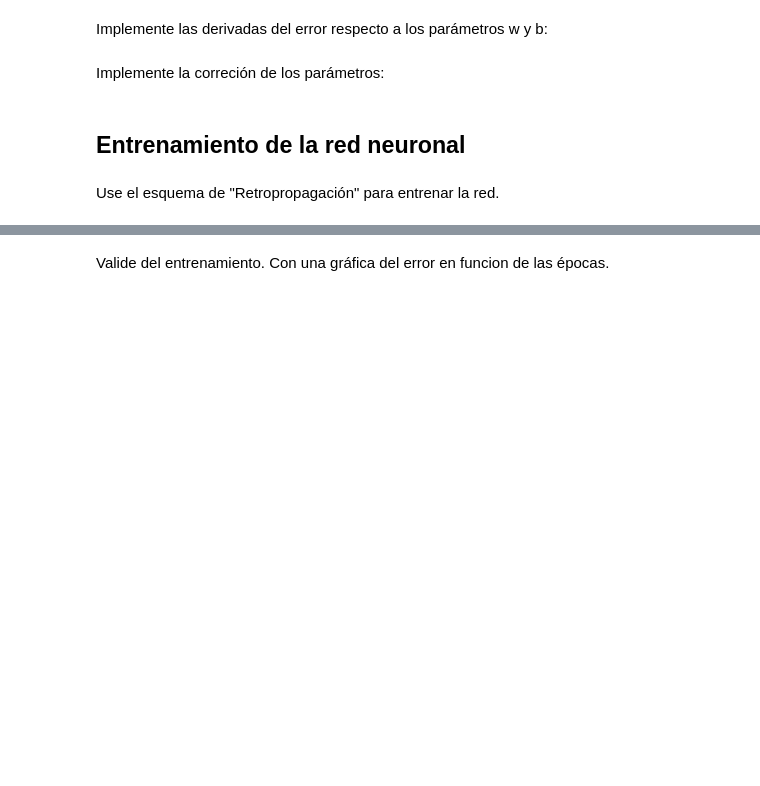
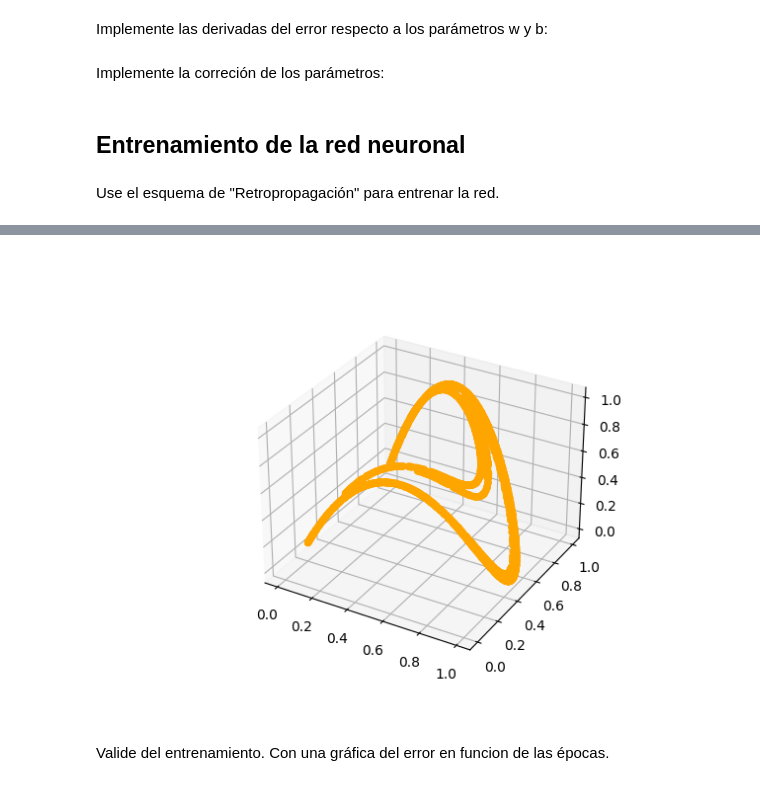
Before and after one commit to AndyMine12/practicasIA, a Jupyter notebook: Proyecto 1 - Forero Madera.ipynb, the cells around one changed output, grey strips where cells are left out. Drawn from its saved outputs; the diff is of its cells as text; code cells hidden in the pictures; blank space fills up the shorter version.

```diff
--- a/Proyecto 1 - Forero Madera.ipynb
+++ b/Proyecto 1 - Forero Madera.ipynb
@@ -73,26 +133,26 @@ Implemente las derivadas del error respecto a los parámetros w y b:
 # %%
 #Returns list as follows: w11, w12, w21, w22, w31, w32, b1, b2, b3
 #To-do make derivative of activation an injectable parameter instead of fixed
-def get_derivatives(X:tuple[float, float], y:float, y_pred:float, Z:tuple[float,float,float], A:tuple[float,float]) -> list[float]:
+def get_derivatives(X:tuple[float, float], y:float, y_pred:float, Z:tuple[float,float,float], A:tuple[float,float], deriv_activation_func: Callable[[float], float]) -> list[float]:
   global w1, w2, w3, b1, b2, b3
   dE_w31 = (-1)*(y - y_pred)*(y_pred)*(1 - y_pred)*A[0]
   dE_w32 = (-1)*(y - y_pred)*(y_pred)*(1 - y_pred)*A[1]
   dE_b3 = (-1)*(y - y_pred)*(y_pred)*(1 - y_pred)*1
-  dE_w21 = ( (-1)*(y - y_pred)*(y_pred)*(1 - y_pred) ) * (w3[1]) * dsigmoid(Z[1]) * X[0]
-  dE_w22 = ( (-1)*(y - y_pred)*(y_pred)*(1 - y_pred) ) * (w3[1]) * dsigmoid(Z[1]) * X[1]
-  dE_b2 = ( (-1)*(y - y_pred)*(y_pred)*(1 - y_pred) ) * (w3[1]) * dsigmoid(Z[1]) * 1
-  dE_w11 = ( (-1)*(y - y_pred)*(y_pred)*(1 - y_pred) ) * (w3[0]) * dsigmoid(Z[0]) * X[0]
-  dE_w12 = ( (-1)*(y - y_pred)*(y_pred)*(1 - y_pred) ) * (w3[0]) * dsigmoid(Z[0]) * X[1]
-  dE_b1 = ( (-1)*(y - y_pred)*(y_pred)*(1 - y_pred) ) * (w3[0]) * dsigmoid(Z[0]) * 1
+  dE_w21 = ( (-1)*(y - y_pred)*(y_pred)*(1 - y_pred) ) * (w3[1]) * deriv_activation_func(Z[1]) * X[0]
+  dE_w22 = ( (-1)*(y - y_pred)*(y_pred)*(1 - y_pred) ) * (w3[1]) * deriv_activation_func(Z[1]) * X[1]
+  dE_b2 = ( (-1)*(y - y_pred)*(y_pred)*(1 - y_pred) ) * (w3[1]) * deriv_activation_func(Z[1]) * 1
+  dE_w11 = ( (-1)*(y - y_pred)*(y_pred)*(1 - y_pred) ) * (w3[0]) * deriv_activation_func(Z[0]) * X[0]
+  dE_w12 = ( (-1)*(y - y_pred)*(y_pred)*(1 - y_pred) ) * (w3[0]) * deriv_activation_func(Z[0]) * X[1]
+  dE_b1 = ( (-1)*(y - y_pred)*(y_pred)*(1 - y_pred) ) * (w3[0]) * deriv_activation_func(Z[0]) * 1
   result = [dE_w11, dE_w12, dE_w21, dE_w22, dE_w31, dE_w32, dE_b1, dE_b2, dE_b3]
   return result
 # %% [markdown]
 Implemente la correción de los parámetros:
 # %%
 #NOTE. This will modify global weights and biases according to last forward pass
-def backward_pass(error:float, learn_rate:float, input:list[float], y:float, y_pred:float, Z:tuple[float,float,float], A:tuple[float,float]):
+def backward_pass(error:float, learn_rate:float, input:list[float], y:float, y_pred:float, Z:tuple[float,float,float], A:tuple[float,float], deriv_activation_func: Callable[[float], float]):
   global w1, w2, w3, b1, b2, b3
-  derivatives = get_derivatives(tuple(input), y, y_pred, Z, A)
+  derivatives = get_derivatives(tuple(input), y, y_pred, Z, A, deriv_activation_func)
   w1 = (w1[0] - learn_rate * derivatives[0], w1[1] - learn_rate * derivatives[1])
   w2 = (w2[0] - learn_rate * derivatives[2], w2[1] - learn_rate * derivatives[3])
   w3 = (w3[0] - learn_rate * derivatives[4], w3[1] - learn_rate * derivatives[5])
@@ -107,0 +166,81 @@ Use el esquema de "Retropropagación" para entrenar la red.
+# %%
+# Implementación de la retropropagación
+# Trains model through feedforward and backward pass of training data given. Returns (index, error) per epoch
+def train_model(train_data:list[tuple[tuple[float,float],float]], learn_rate:float, tolerance:float = np.power(10.0,-5), activation_func: Callable[[float], float] = sigmoid, deriv_activation_func: Callable[[float], float] = dsigmoid):
+  global w1, w2, w3, b1, b2, b3
+  error:float = 9999 #Initialize error with very big value
+  index:int = 1
+
+  #Train
+  while error > tolerance:
+    errorSum = 0
+    for item in train_data:
+      #Feedforward
+      result1 = forward_step(list(item[0]), list(w1), b1, sigmoid)
+      result2 = forward_step(list(item[0]), list(w2), b2, sigmoid)
+      result3 = forward_step([result1[0], result2[0]], list(w3), b3, sigmoid)
+      #Get partial error
+      errorPartial = np.power(result3[0] - item[1], 2) #Error determined as (y_hat - y)^2
+      errorSum += errorPartial
+      #Backpropagation. This will MODIFY GLOBAL variables
+      backward_pass(errorPartial, learn_rate, list(item[0]), item[1], result3[0], (result1[1], result2[1], result3[1]), (result1[0], result2[0]), dsigmoid)
+    error = errorSum / len(train_data)
+    yield (index, error)
+    index += 1
+
+# Print status data
+def partial_printer(step_size:int):
+  acc = 0
+  big_acc = 1
+  while True:
+    acc += 1
+    if (acc == step_size):
+      print(f"Step {acc * big_acc} reached successfully")
+      acc = 0
+      big_acc += 1
+    yield
+
+# Scale data
+#Scale data
+data = []
+tag = []
+for item in train_data:
+  data.append(item[0])
+  tag.append(item[1])
+min_data_x = min([item[0] for item in data])
+min_data_y = min([item[1] for item in data])
+min_tag = min(tag)
+data = [(item[0] - min_data_x, item[1] - min_data_y) for item in data]
+tag = [item - min_tag for item in tag]
+max_data_x = max([item[0] for item in data])
+max_data_y = max([item[1] for item in data])
+max_tag = max(tag)
+data = [(item[0] / max_data_x, item[1] / max_data_y) for item in data]
+tag = [item / max_tag for item in tag]
+#Refill
+full_data = []
+for value in zip(data, tag):
+  full_data.append( (tuple(value[0]), value[1]) )
+scaled_train_data = full_data
+
+# Graph scaled data
+x: list[float] = []
+y: list[float] = []
+labels: list[float] = []
+for i in range(0, len(scaled_train_data)):
+  x.append(scaled_train_data[i][0][0])
+  y.append(scaled_train_data[i][0][1])
+  labels.append(scaled_train_data[i][1])
+grafica = plt.figure().add_subplot(projection = "3d")
+grafica.scatter(x, y, labels, color = "orange")
+
+# Train model with generated data
+errorList = [[],[]]
+trainer = train_model(scaled_train_data, 1.3 * np.power(10.0, -5))
+printer = partial_printer(50)
+for i in range(500):
+  result = next(trainer)
+  errorList[0].append(result[0])
+  errorList[1].append(result[1])
+  next(printer)
+# %% [output]
@@ -107,0 +249 @@ Use el esquema de "Retropropagación" para entrenar la red.
+[figure, added]
```
Also changed, not shown: parts of 13 cells of this notebook.
